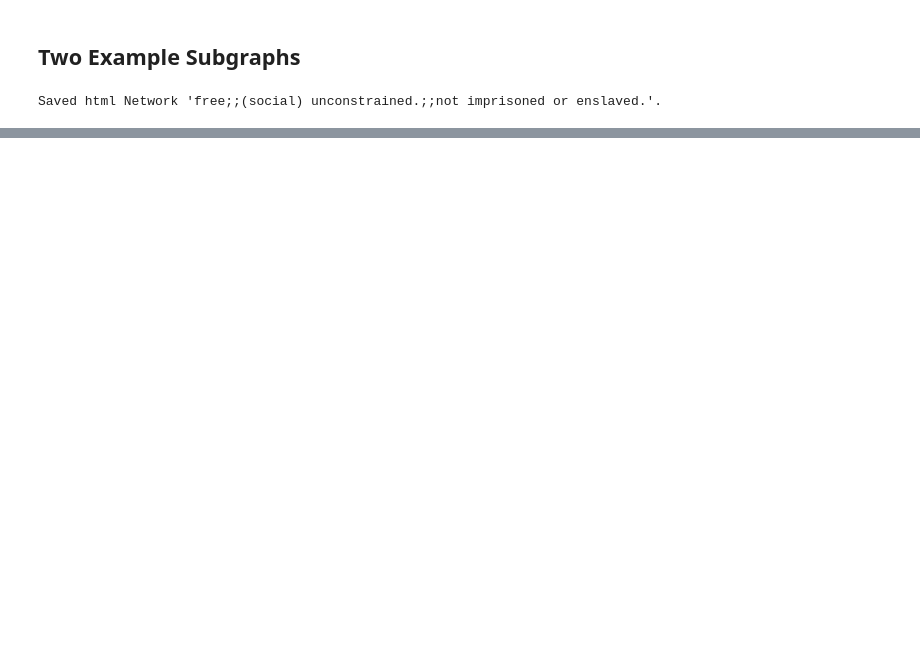
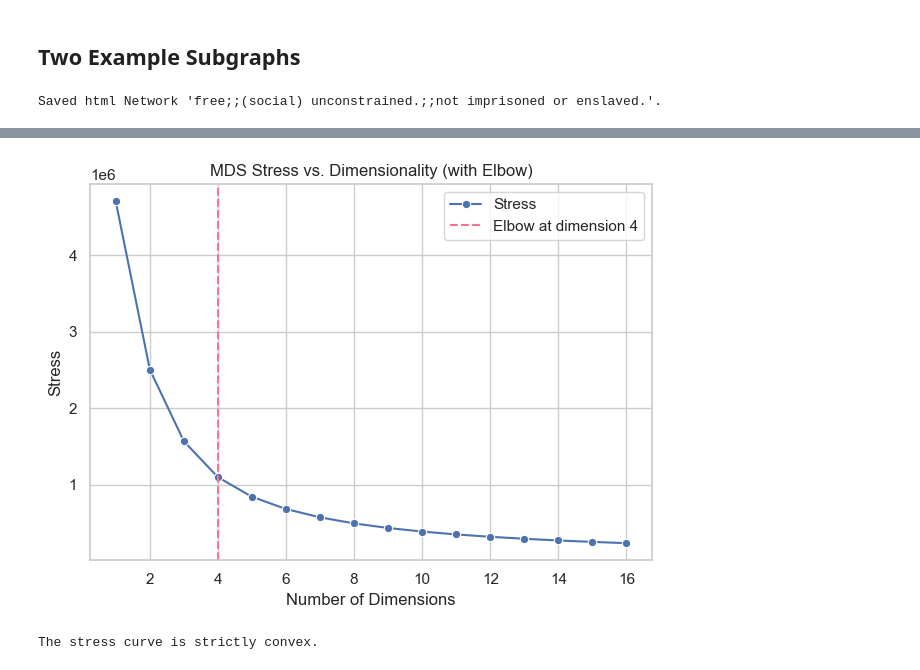
Before and after one commit to sinajaprlja/LexTyp, a Jupyter notebook: networkx.ipynb, the cells around one changed output, grey strips where cells are left out. Cells and saved outputs as stored; diff of their text form; code cells hidden in the pictures; blank space fills up the shorter version.

```diff
--- a/networkx.ipynb
+++ b/networkx.ipynb
@@ -500,0 +644,31 @@ print(matrix)
+# %%
+dims = list(range(1, len(stress_vals) + 1))
+
+knee = KneeLocator(dims, stress_vals, curve="convex", direction="decreasing")
+
+sns.lineplot(x=dims, y=stress_vals, marker='o', label="Stress")
+
+plt.axvline(x=knee.knee, color='#FF6F91', linestyle='--', label=f"Elbow at dimension {knee.knee}")
+plt.title("MDS Stress vs. Dimensionality (with Elbow)")
+plt.xlabel("Number of Dimensions")
+plt.ylabel("Stress")
+plt.legend()
+plt.tight_layout()
+plt.show()
+# %% [output]
+[figure, added]
+# %%
+stress = np.array(stress_vals)
+
+delta_1 = np.diff(stress)
+delta_2 = np.diff(delta_1)
+
+
+if np.all(delta_2 >= 0):
+    print("The stress curve is strictly convex.")
+elif np.all(delta_2[:-1] >= -1e-6):
+    print("The curve is mostly convex (with minor noise).")
+else:
+    print("The curve is not convex.")
+# %% [output]
+The stress curve is strictly convex.
```
Also changed, not shown: parts of 19 cells of this notebook.
